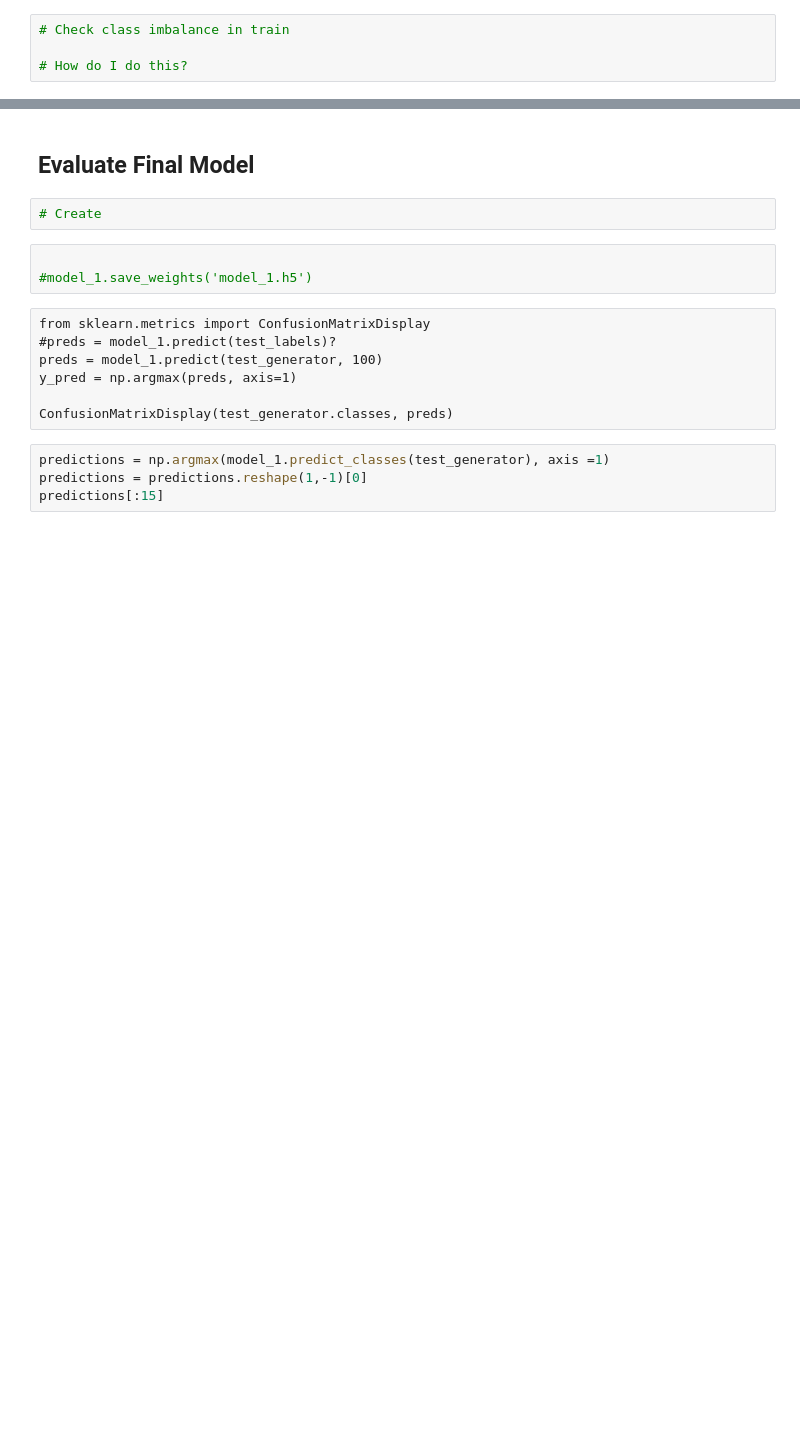
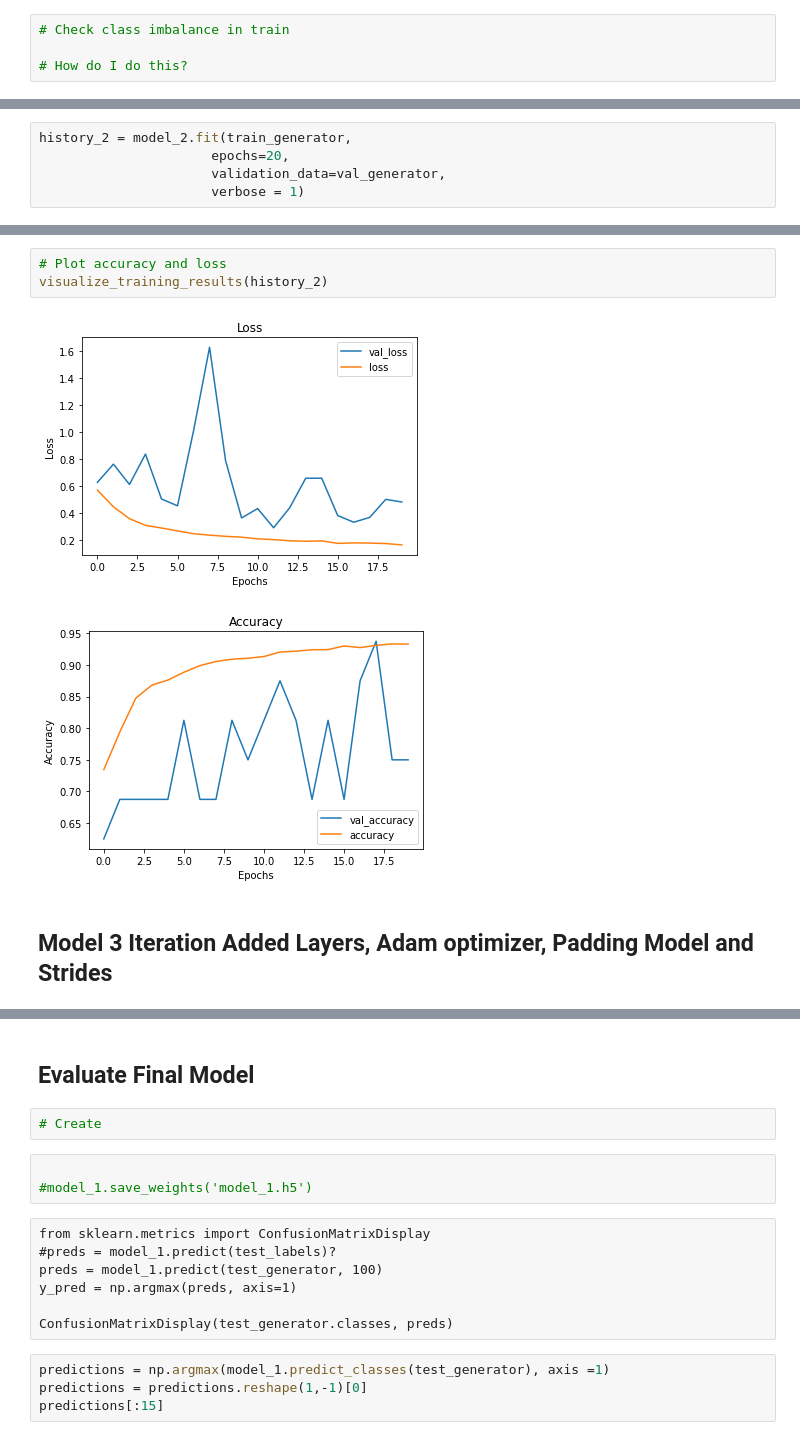
Before and after one commit to JM-Hansen/phase_4_project, a Jupyter notebook: pneumonia_detection.ipynb, the cells around one changed output, grey strips where cells are left out. Drawn from its saved outputs; the diff is of its cells as text; blank space fills up the shorter version.

```diff
--- a/pneumonia_detection.ipynb
+++ b/pneumonia_detection.ipynb
@@ -402,0 +493,5 @@ plt.show()
+# %%
+history_2 = model_2.fit(train_generator,
+                      epochs=20,
+                      validation_data=val_generator,
+                      verbose = 1)
@@ -402,0 +533,8 @@ plt.show()
+# %%
+# Plot accuracy and loss
+visualize_training_results(history_2)
+# %% [output]
+[figure, added]
+[figure, added]
+# %% [markdown]
+## Model 3 Iteration Added Layers, Adam optimizer, Padding Model and Strides
```
Also changed, not shown: parts of 58 cells of this notebook, 1 other file.
